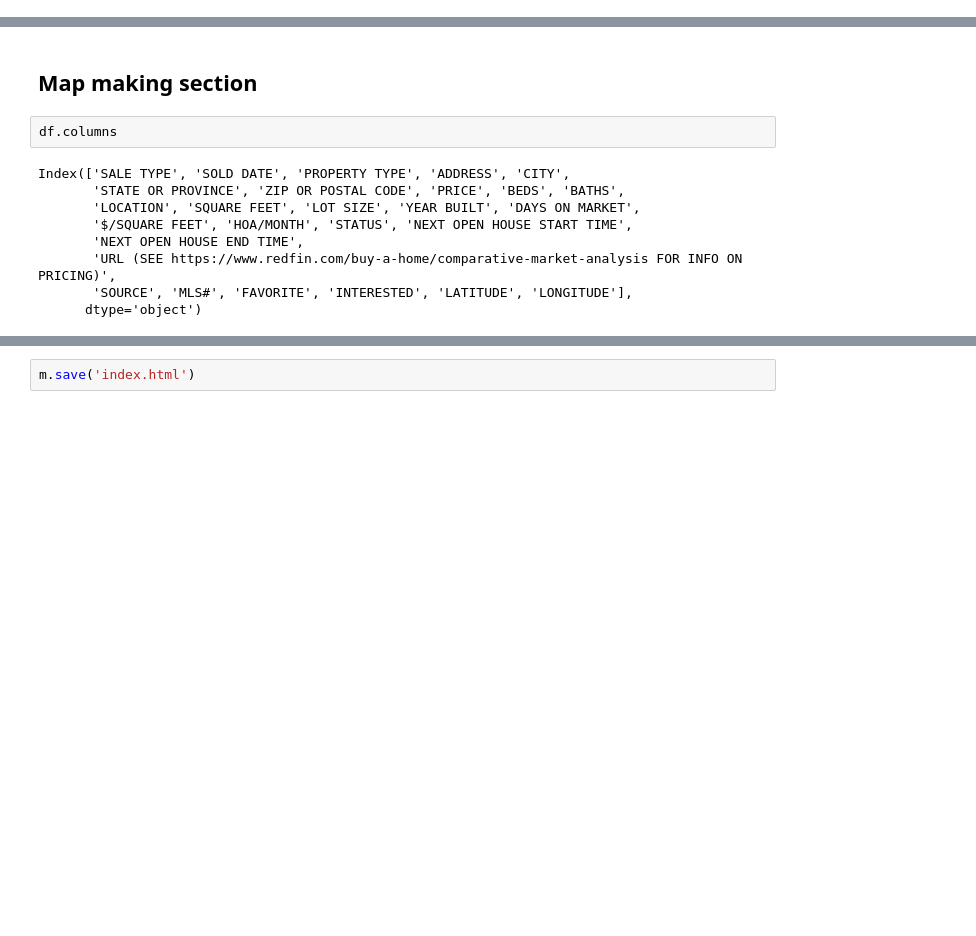
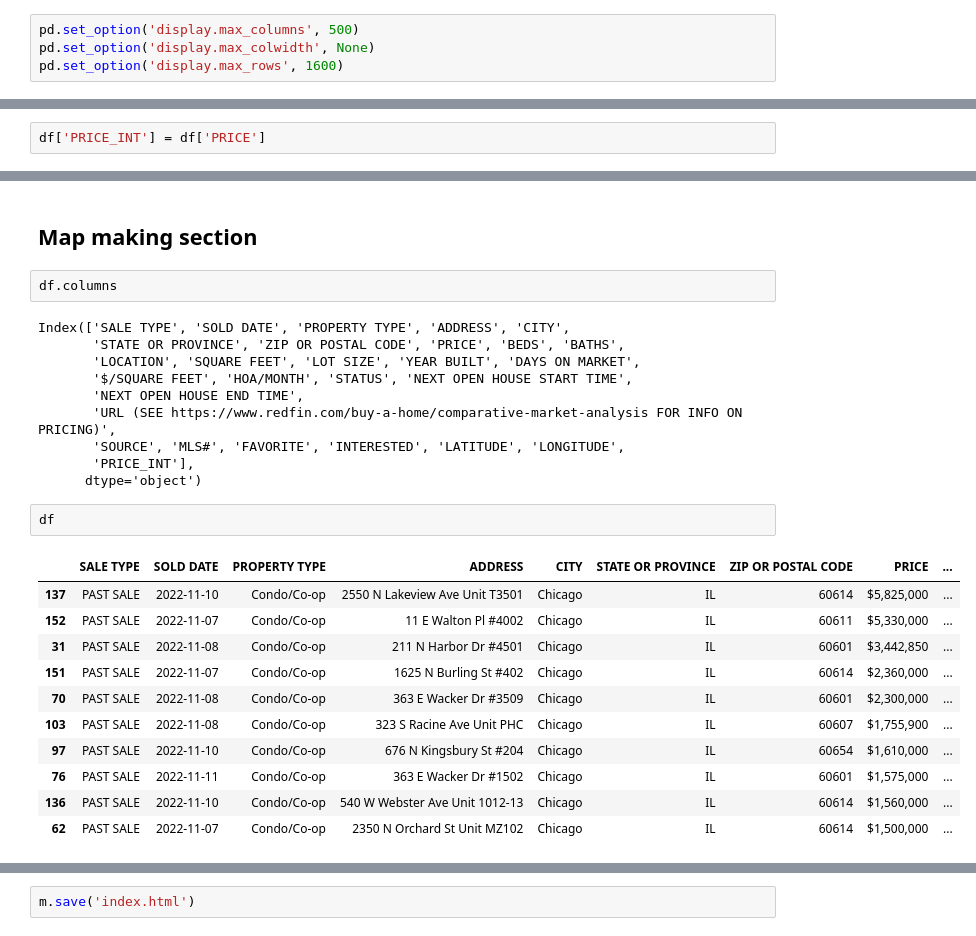
Before and after one commit to trd-digital/trd-news-interactive-maps, a Jupyter notebook: chi_weekly_condo_sales_11_7_11_11_2022/CHI_CondoSalesWeekEnding11.11.2022.ipynb, the cells around one changed output, grey strips where cells are left out. Cells and saved outputs as stored; diff of their text form; blank space fills up the shorter version.

```diff
--- a/chi_weekly_condo_sales_11_7_11_11_2022/CHI_CondoSalesWeekEnding11.11.2022.ipynb
+++ b/chi_weekly_condo_sales_11_7_11_11_2022/CHI_CondoSalesWeekEnding11.11.2022.ipynb
@@ -10,3 +14,7 @@ import os
+# %%
+pd.set_option('display.max_columns', 500)
+pd.set_option('display.max_colwidth', None)
+pd.set_option('display.max_rows', 1600)
 # %% [markdown]
 ## Get desired date variables
 # %%
@@ -19,6 +27,8 @@ week_end = datetime.strptime(week_end, '%Y-%d-%m')
 ## Read-in Data
 # %%
 df = pd.read_csv('redfin_2022-11-15-14-49-21.csv', dtype={'YEAR BUILT':'str'})
+# %%
+df['PRICE_INT'] = df['PRICE']
 # %%
 len(df)
 # %% [output]
@@ -59,8 +70,23 @@ Index(['SALE TYPE', 'SOLD DATE', 'PROPERTY TYPE', 'ADDRESS', 'CITY',
        '$/SQUARE FEET', 'HOA/MONTH', 'STATUS', 'NEXT OPEN HOUSE START TIME',
        'NEXT OPEN HOUSE END TIME',
        'URL (SEE https://www.redfin.com/buy-a-home/comparative-market-analysis FOR INFO ON PRICING)',
-       'SOURCE', 'MLS#', 'FAVORITE', 'INTERESTED', 'LATITUDE', 'LONGITUDE'],
+       'SOURCE', 'MLS#', 'FAVORITE', 'INTERESTED', 'LATITUDE', 'LONGITUDE',
+       'PRICE_INT'],
       dtype='object')
+# %%
+df
+# %% [output]
+|  | SALE TYPE | SOLD DATE | PROPERTY TYPE | ADDRESS | CITY | STATE OR PROVINCE | ZIP OR POSTAL CODE | PRICE | ... |
+| 137 | PAST SALE | 2022-11-10 | Condo/Co-op | 2550 N Lakeview Ave Unit T3501 | Chicago | IL | 60614 | $5,825,000 | ... |
+| 152 | PAST SALE | 2022-11-07 | Condo/Co-op | 11 E Walton Pl #4002 | Chicago | IL | 60611 | $5,330,000 | ... |
+| 31 | PAST SALE | 2022-11-08 | Condo/Co-op | 211 N Harbor Dr #4501 | Chicago | IL | 60601 | $3,442,850 | ... |
+| 151 | PAST SALE | 2022-11-07 | Condo/Co-op | 1625 N Burling St #402 | Chicago | IL | 60614 | $2,360,000 | ... |
+| 70 | PAST SALE | 2022-11-08 | Condo/Co-op | 363 E Wacker Dr #3509 | Chicago | IL | 60601 | $2,300,000 | ... |
+| 103 | PAST SALE | 2022-11-08 | Condo/Co-op | 323 S Racine Ave Unit PHC | Chicago | IL | 60607 | $1,755,900 | ... |
+| 97 | PAST SALE | 2022-11-10 | Condo/Co-op | 676 N Kingsbury St #204 | Chicago | IL | 60654 | $1,610,000 | ... |
+| 76 | PAST SALE | 2022-11-11 | Condo/Co-op | 363 E Wacker Dr #1502 | Chicago | IL | 60601 | $1,575,000 | ... |
+| 136 | PAST SALE | 2022-11-10 | Condo/Co-op | 540 W Webster Ave Unit 1012-13 | Chicago | IL | 60614 | $1,560,000 | ... |
+| 62 | PAST SALE | 2022-11-07 | Condo/Co-op | 2350 N Orchard St Unit MZ102 | Chicago | IL | 60614 | $1,500,000 | ... |
 # %%
 import folium
 from folium.plugins import MarkerCluster
```
Also changed, not shown: parts of 7 cells of this notebook, 1 other file.
